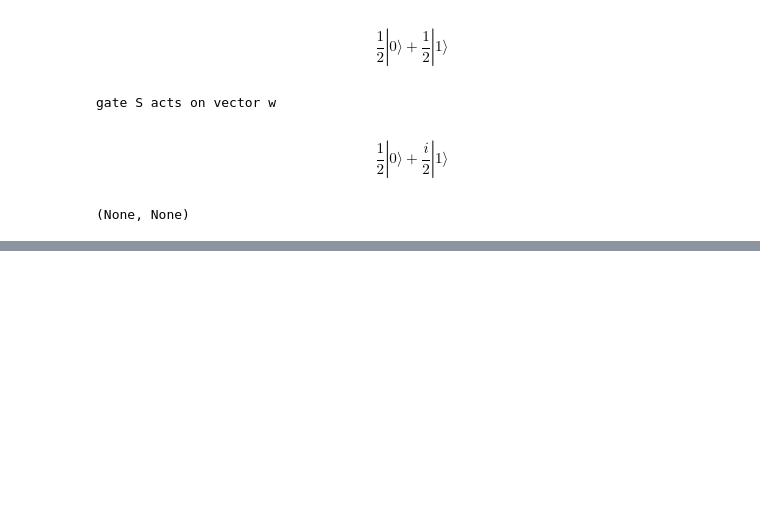
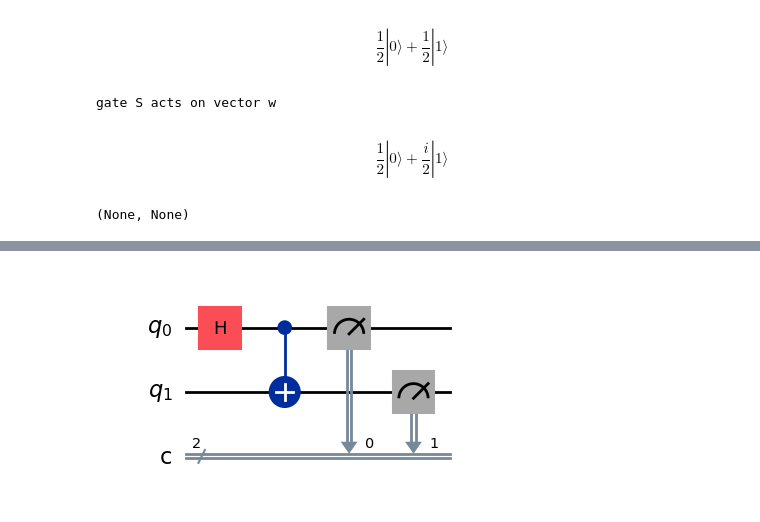
Before and after one commit to EvaaVos/Quantum_Computing_Course, a Jupyter notebook: Qiskit/Unit1_BasicQInformation.ipynb, the cells around one changed output, grey strips where cells are left out. Drawn from its saved outputs; the diff is of its cells as text; code cells hidden in the pictures; blank space fills up the shorter version.

```diff
--- a/Qiskit/Unit1_BasicQInformation.ipynb
+++ b/Qiskit/Unit1_BasicQInformation.ipynb
@@ -234,0 +288,13 @@ jhvufj
+# %%
+## To measure the qubits, we need to add some classical register to the circuit
+
+circuit_measure = QuantumCircuit(2,2)
+
+circuit_measure.h(0)
+circuit_measure.cx(0,1)
+circuit_measure.measure(0,0)
+circuit_measure.measure(1,1)  # Important: the qubits and bits are counted independently.
+
+display(circuit_measure.draw(output="mpl"))
+# %% [output]
+[figure, added]
```
Also changed, not shown: parts of 14 cells of this notebook.
